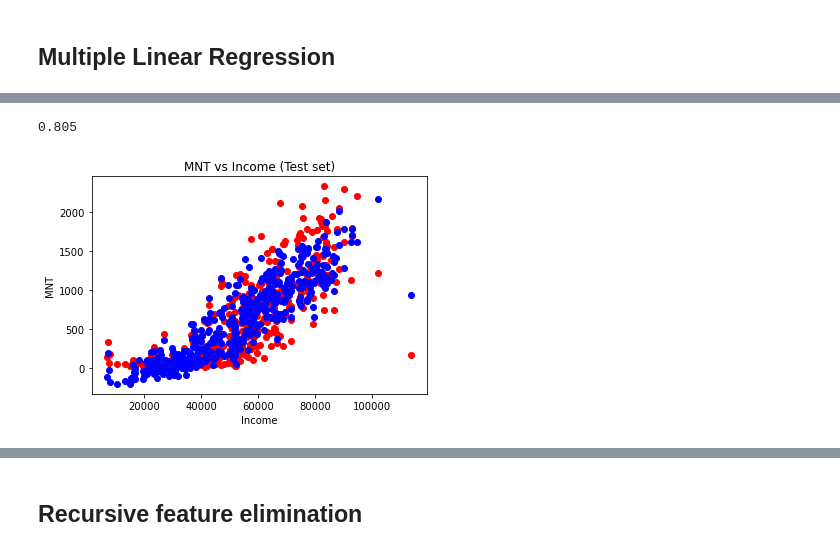
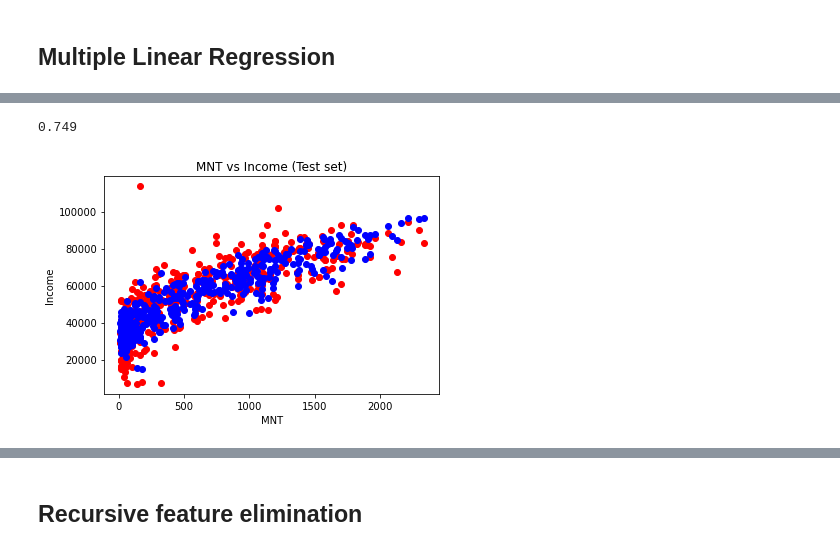
Before and after one commit to mariialitvina/Uni_tasks_ML, a Jupyter notebook: 02 Linear Regression.ipynb, the cells around one changed output, grey strips where cells are left out. Saved outputs shown, nothing was run; the diff lists cells and outputs as text; code cells hidden in the pictures.

```diff
--- a/02 Linear Regression.ipynb
+++ b/02 Linear Regression.ipynb
@@ -40,7 +45,7 @@ plt.show()
 # %%
 # Splitting the dataset into the Training set and Test set
-X = df.iloc[:, :-1]
-y = df['MNT']
+X = df.iloc[:, [0,5,7,8,10,11]]
+y = df['Income']
 from sklearn.model_selection import train_test_split
 X_train, X_test, y_train, y_test = train_test_split(X, y, test_size=0.2, random_state=10)
 # %% [markdown]
@@ -101,17 +97,17 @@ mr = LinearRegression().fit(X_train, y_train)
 # Coefficient of determination R^2
 mr.score(X_train, y_train).round(3)
 # %% [output]
-0.805
+0.749
 # %%
 # Visualising the Test set results
-plt.scatter(X_test['Income'], y_test, color = 'red')
-plt.plot(X_test['Income'], mr.predict(X_test), 'bo')
+plt.scatter(X_test['MNT'], y_test, color = 'red')
+plt.plot(X_test['MNT'], mr.predict(X_test), 'bo')
 plt.title('MNT vs Income (Test set)')
-plt.xlabel('Income')
-plt.ylabel('MNT')
+plt.xlabel('MNT')
+plt.ylabel('Income')
 plt.show()
 # %% [output]
-[figure, old version]
+[figure, new version]
 # %%
 
 # Checking p-values
```
Also changed, not shown: parts of 27 cells of this notebook, 3 other files.
